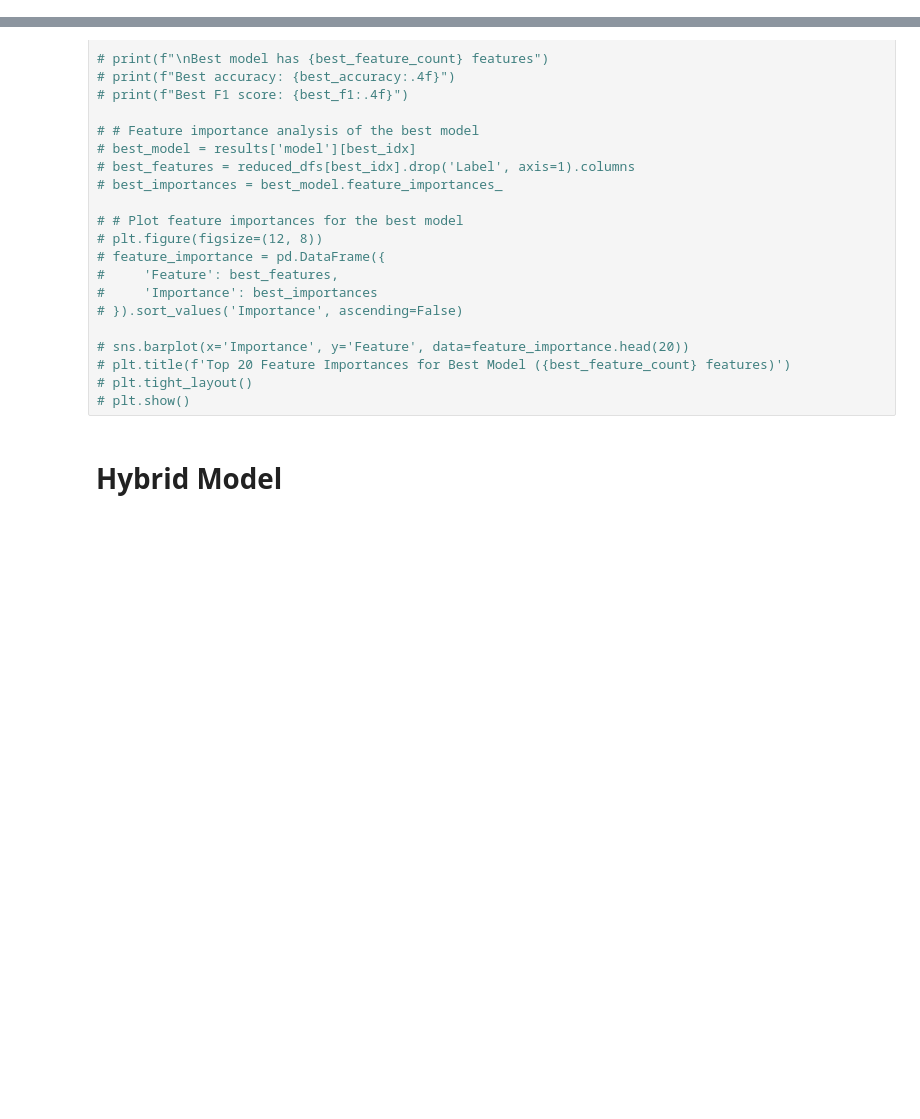
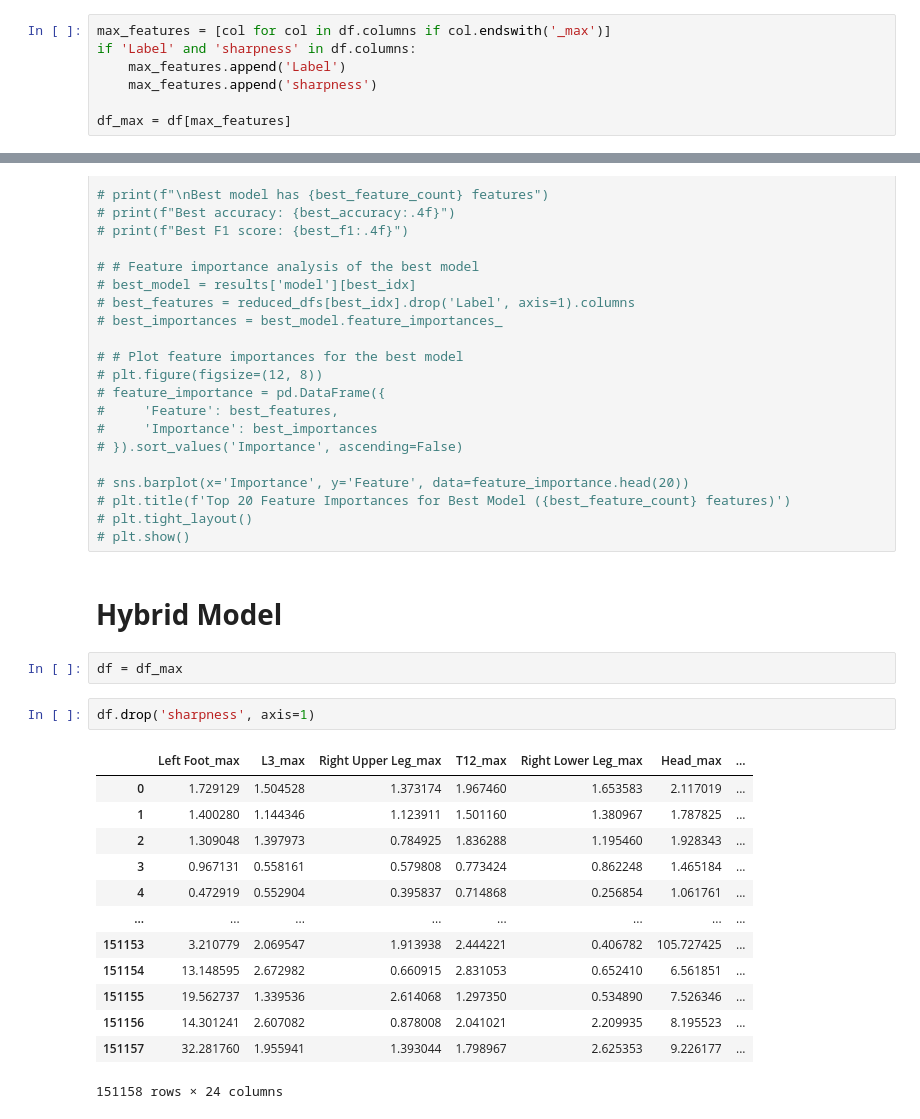
Before and after one commit to hengrvisal/knife_sharpness, a Jupyter notebook: Better data analysis.ipynb, the cells around one changed output, grey strips where cells are left out. Cells and saved outputs as stored; diff of their text form; blank space fills up the shorter version.

```diff
--- a/Better data analysis.ipynb
+++ b/Better data analysis.ipynb
@@ -215,0 +239,7 @@ df.shape
+# %%
+max_features = [col for col in df.columns if col.endswith('_max')]
+if 'Label' and 'sharpness' in df.columns:
+    max_features.append('Label')
+    max_features.append('sharpness')
+
+df_max = df[max_features]
@@ -615,4 +758,22 @@ for class_value, count in sorted(class_distribution.items()):
 # plt.show()
 # %% [markdown]
 # **Hybrid Model**
+# %%
+df = df_max
+# %%
+df.drop('sharpness', axis=1)
+# %% [output]
+|  | Left Foot_max | L3_max | Right Upper Leg_max | T12_max | Right Lower Leg_max | Head_max | ... |
+| 0 | 1.729129 | 1.504528 | 1.373174 | 1.967460 | 1.653583 | 2.117019 | ... |
+| 1 | 1.400280 | 1.144346 | 1.123911 | 1.501160 | 1.380967 | 1.787825 | ... |
+| 2 | 1.309048 | 1.397973 | 0.784925 | 1.836288 | 1.195460 | 1.928343 | ... |
+| 3 | 0.967131 | 0.558161 | 0.579808 | 0.773424 | 0.862248 | 1.465184 | ... |
+| 4 | 0.472919 | 0.552904 | 0.395837 | 0.714868 | 0.256854 | 1.061761 | ... |
+| ... | ... | ... | ... | ... | ... | ... | ... |
+| 151153 | 3.210779 | 2.069547 | 1.913938 | 2.444221 | 0.406782 | 105.727425 | ... |
+| 151154 | 13.148595 | 2.672982 | 0.660915 | 2.831053 | 0.652410 | 6.561851 | ... |
+| 151155 | 19.562737 | 1.339536 | 2.614068 | 1.297350 | 0.534890 | 7.526346 | ... |
+| 151156 | 14.301241 | 2.607082 | 0.878008 | 2.041021 | 2.209935 | 8.195523 | ... |
+| 151157 | 32.281760 | 1.955941 | 1.393044 | 1.798967 | 2.625353 | 9.226177 | ... |
+151158 rows × 24 columns
 # %%
```
Also changed, not shown: parts of 10 cells of this notebook.
